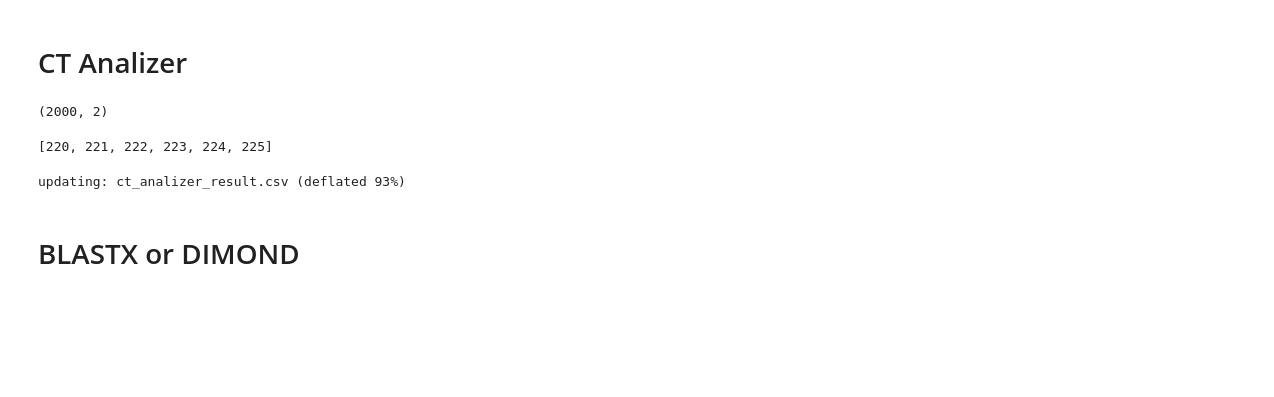
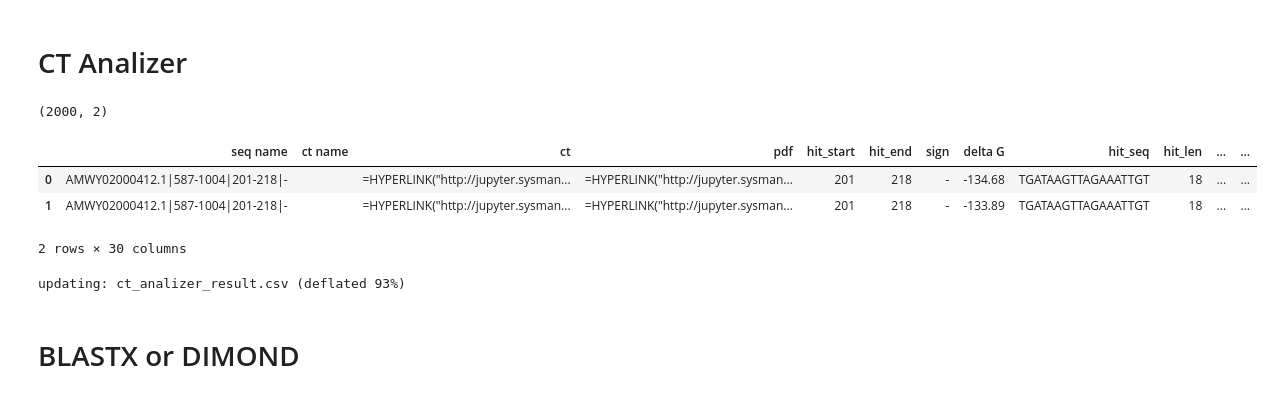
Before and after one commit to Ilia-Abolhasani/amir-p3, a Jupyter notebook: Code.ipynb, the cells around one changed output. Cells and saved outputs as stored; diff of their text form; code cells hidden in the pictures; blank space fills up the shorter version.

Commit message:
some errors were fixed.

```diff
--- a/Code.ipynb
+++ b/Code.ipynb
@@ -1092,19 +1093,23 @@ def getBOI_5p(hit_start, hit_end, values):
         if(v == 0):
             continue
         if(v < last_v):
-            return [last_i + 1, last_v]
+            if(last_i <= hit_start and last_i <= hit_end and last_v > hit_start and last_v >= hit_end):
+                return [last_i + 1, last_v]
 
         if((v - last_v) >= 3):
             s1 = set(range(last_v+1, v))
             s2 = set([values[i-1] for i in range(last_v+1, v)])
             if(len(s1.intersection(s2)) > 0):
-                return [last_i + 1, last_v]
+                if(last_i <= hit_start and last_i <= hit_end and last_v > hit_start and last_v >= hit_end):
+                    return [last_i + 1, last_v]
         last_v = v
         last_i = i
-    for i in range(0,hit_end):
+    for i in range(0,hit_start):
         if(values[i] != 0 ):
-            return [i + 1, values[i]]
-    print("Error")
+            if(last_i <= hit_start and last_i <= hit_end and last_v > hit_start and last_v >= hit_end):
+                return [i + 1, values[i]]
+    return [np.nan, np.nan]
+
 
 def getBOI_3p(hit_start, hit_end, values):
     # first calc latest non zero value
@@ -1120,24 +1125,24 @@ def getBOI_3p(hit_start, hit_end, values):
         if(v == 0):
             continue
         if(v > last_v):
-            return [last_v, last_i + 1]
-
+            if((last_v-1) <= hit_start and (last_v-1) <= hit_end and (last_i+1)  > hit_start and (last_i+1)  >= hit_end):
+                return [last_v, last_i + 1]
         if((last_v - v) >= 3):
             s1 = set(range(v+1, last_v))
             s2 = set([values[i-1] for i in range(v+1, last_v)])
             if(len(s1.intersection(s2)) > 0):
-                return [last_v, last_i + 1]
+                if((last_v-1) <= hit_start and (last_v-1) <= hit_end and (last_i+1)  > hit_start and (last_i+1)  >= hit_end):
+                    return [last_v, last_i + 1]
         last_v = v
         last_i = i
-    for i in range(hit_start, len(values)):
+    for i in range(hit_end, len(values)):
         if(values[i] != 0 ):
-            return [values[i], i + 1]
-    print("Error")
+            if((last_v-1) <= hit_start and (last_v-1) <= hit_end and (last_i+1)  > hit_start and (last_i+1)  >= hit_end):
+                return [values[i], i + 1]
+    return [np.nan, np.nan]
 
 
 def get_boi(hit_start, hit_end, values, mir_type):
-    if(mir_type not in ['3p','5p']):
-        return [np.nan, np.nan]
     if(mir_type == '5p'):
         return getBOI_5p(hit_start, hit_end, values)
     if(mir_type == '3p'):
@@ -1342,11 +1363,14 @@ def get_row(tag, path, extra = 15, acceptable_terminal_structures = 5):
 # %%
 def get_df_by_tag(tag):
     ct_files = glob.glob(f'{base}{reformat(tag)}/SEQ_*.ct')
     return pd.Series(ct_files).apply(lambda path: get_row(tag, path))
 #get_df_by_tag(df['tag'].iloc[3])
-get_df_by_tag("AMWY02000194.1|1048-1466|201-219|-")['terminal_structure_range'][0]
+get_df_by_tag("AMWY02000412.1|587-1004|201-218|-")
 # %% [output]
+|  | seq name | ct name | ct | pdf | hit_start | hit_end | sign | delta G | hit_seq | hit_len | ... | ... |
+| 0 | AMWY02000412.1|587-1004|201-218|- |  | =HYPERLINK("http://jupyter.sysman... | =HYPERLINK("http://jupyter.sysman... | 201 | 218 | - | -134.68 | TGATAAGTTAGAAATTGT | 18 | ... | ... |
+| 1 | AMWY02000412.1|587-1004|201-218|- |  | =HYPERLINK("http://jupyter.sysman... | =HYPERLINK("http://jupyter.sysman... | 201 | 218 | - | -133.89 | TGATAAGTTAGAAATTGT | 18 | ... | ... |
-[220, 221, 222, 223, 224, 225]
+2 rows × 30 columns
 # %%
 def get_df_by_tag(tag):
     ct_files = glob.glob(f'{base}{reformat(tag)}/SEQ_*.ct')
```
Also changed, not shown: parts of 5 cells of this notebook.
